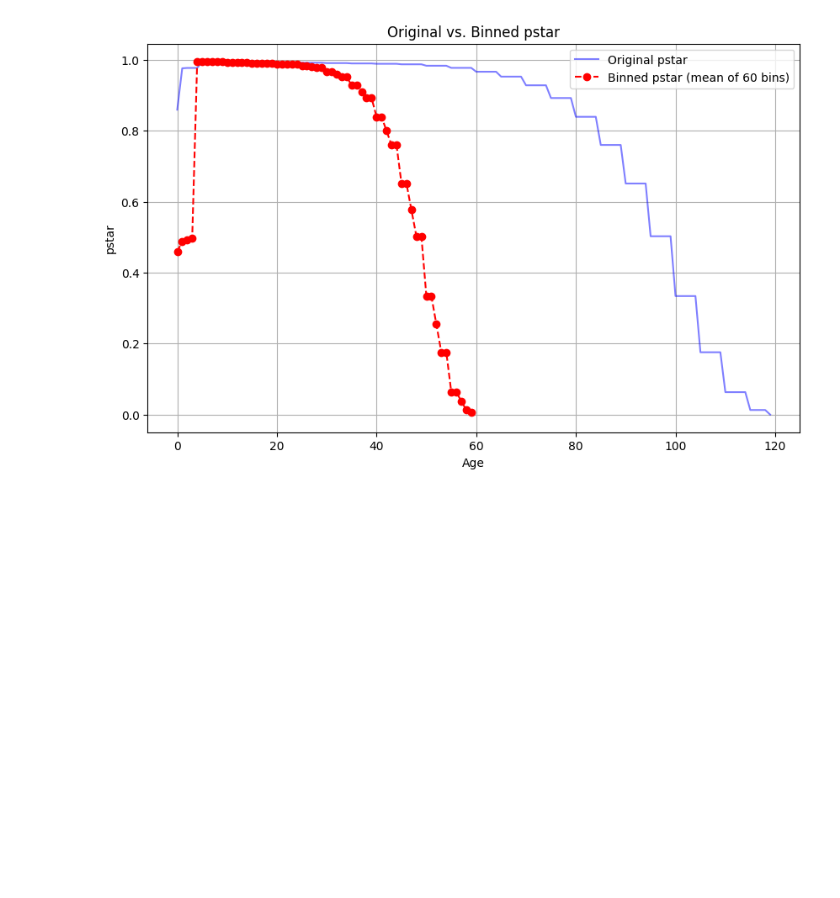
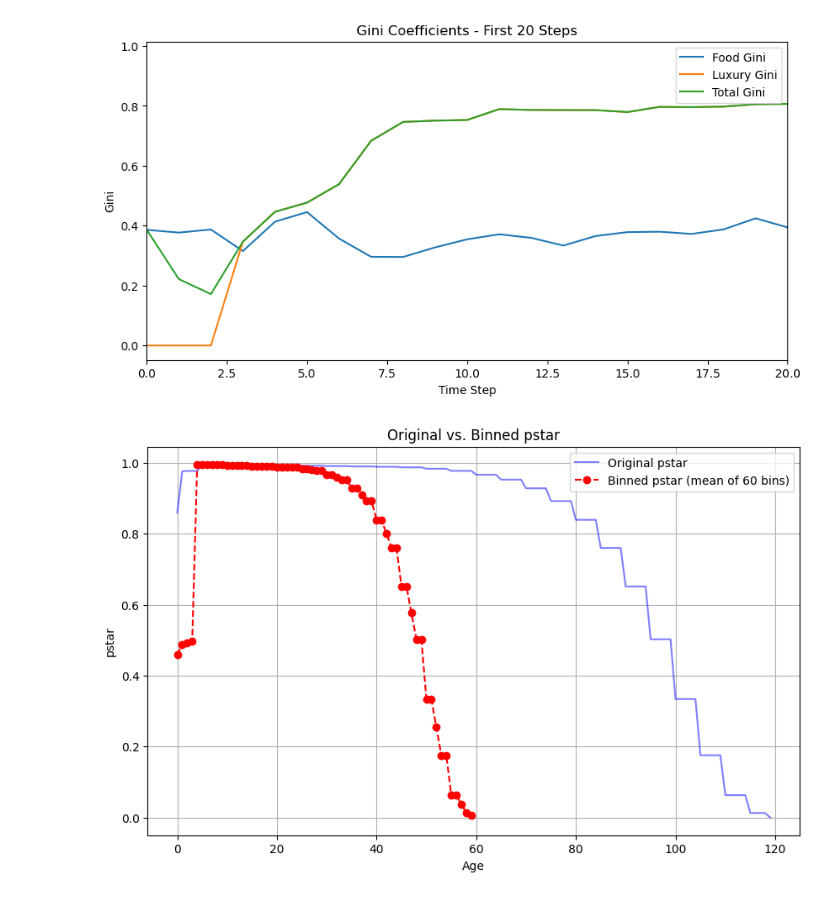
Before and after one commit to yutongliang723/CSH_ABM_2024, a Jupyter notebook: test.ipynb, the cells around one changed output. Saved outputs shown, nothing was run; the diff lists cells and outputs as text; code cells hidden in the pictures; blank space fills up the shorter version.

```diff
--- a/test.ipynb
+++ b/test.ipynb
@@ -1,3 +1,23 @@
+# %%
+import pandas as pd
+import matplotlib.pyplot as plt
+
+food = pd.read_csv('run_results/31-07-2026&11-48-37/data/gini_coefficients_food.csv')
+lux = pd.read_csv('run_results/31-07-2026&11-48-37/data/gini_coefficients_luxury.csv')
+total = pd.read_csv('run_results/31-07-2026&11-48-37/data/gini_coefficients.csv')
+
+plt.figure(figsize=(10, 5))
+plt.plot(food.time_step, food.gini_coefficients_food, label='Food Gini')
+plt.plot(lux.time_step, lux.gini_coefficients_luxury, label='Luxury Gini')
+plt.plot(total.time_step, total.gini_coefficients, label='Total Gini')
+plt.xlim(0, 20)  # zoom into first 20 steps where the jump happens
+plt.xlabel('Time Step')
+plt.ylabel('Gini')
+plt.legend()
+plt.title('Gini Coefficients - First 20 Steps')
+plt.show()
+# %% [output]
+[figure, added]
 # %%
 import pandas as pd
 import matplotlib.pyplot as plt
```
Also changed, not shown: 10 other files.
